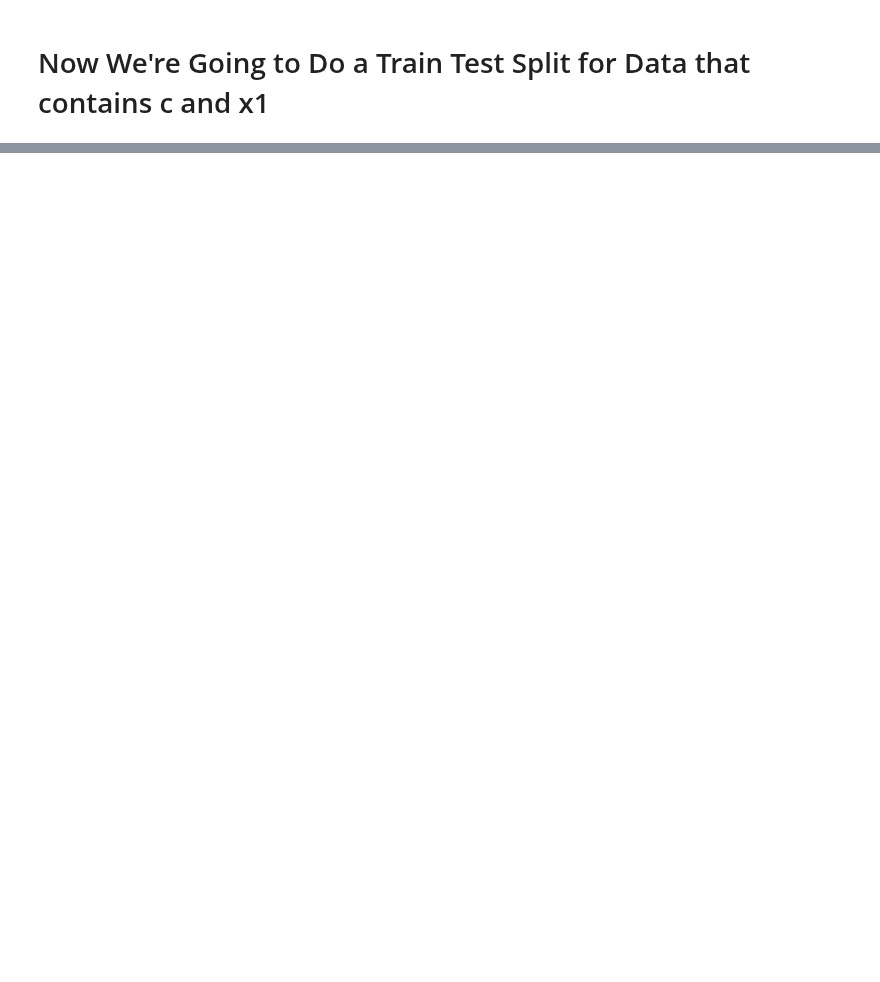
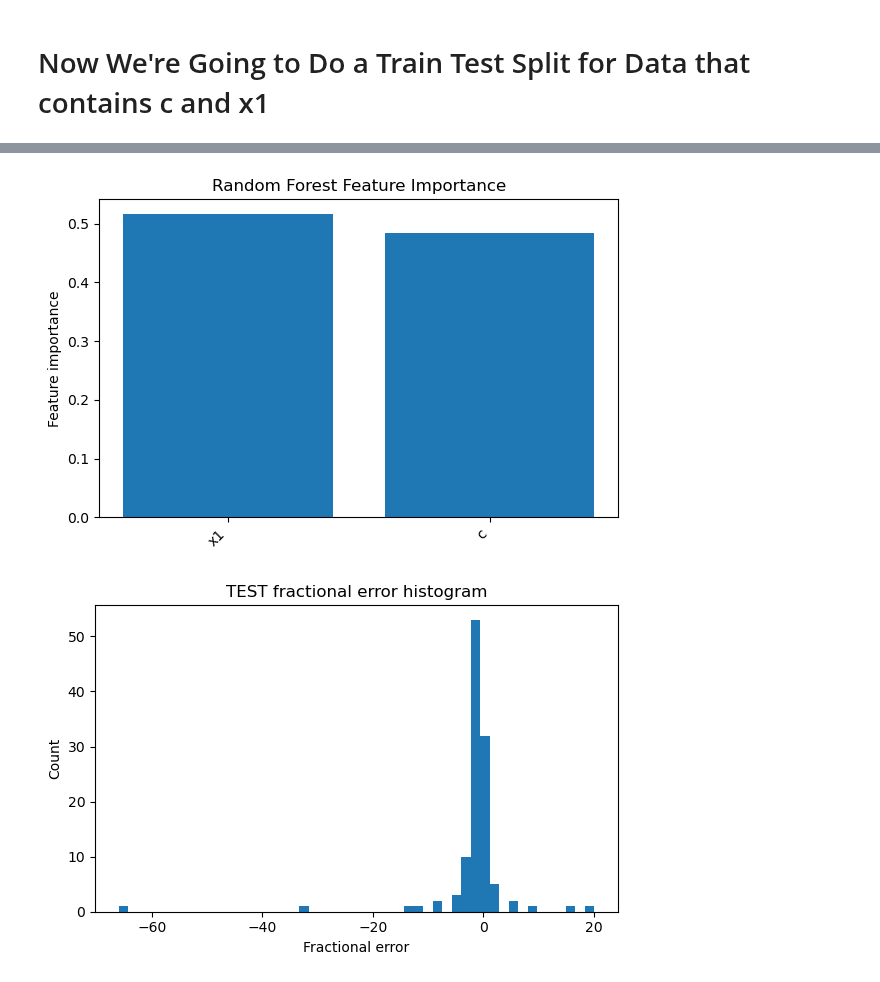
Before and after one commit to mwvgroup/myc21_first_paper, a Jupyter notebook: ZTF_DESI_ml_work/ZTF_ml_random_forest_simple.ipynb, the cells around one changed output, grey strips where cells are left out. Drawn from its saved outputs; the diff is of its cells as text; code cells hidden in the pictures; blank space fills up the shorter version.

Commit message:
Did work training the ML algorythm on stretch and color parameters. Also recomputed the distance modulus uncorrected for stretch and color.

```diff
--- a/ZTF_DESI_ml_work/ZTF_ml_random_forest_simple.ipynb
+++ b/ZTF_DESI_ml_work/ZTF_ml_random_forest_simple.ipynb
@@ -351,7 +348,7 @@ y = df[target]
 # ---------------------------------------------------------
 # 3. Train/test split
 # ---------------------------------------------------------
-X_train, X_test, y_train, y_test = train_test_split(
+X_train1, X_test1, y_train1, y_test1 = train_test_split(
     X,
     y,
     test_size=0.2,
@@ -368,27 +365,25 @@ regr = RandomForestRegressor(
     n_jobs=-1,
 )
 
-regr.fit(X_train, y_train)   # ✅ FIXED
+regr.fit(X_train1, y_train1)
 
 # ---------------------------------------------------------
 # 5. Predict ONLY on the TEST SET
 # ---------------------------------------------------------
-y_pred = regr.predict(X_test)  # ✅ FIXED
-
-print(y_pred)
+y_pred1 = regr.predict(X_test1)
 
 plt.figure(figsize=(5, 5))
 
 plt.scatter(
-    y_test,
-    y_pred,
+    y_test1,
+    y_pred1,
     alpha=0.4,
     s=25
 )
 
 lims = [
-    min(y_test.min(), y_pred.min()),
-    max(y_test.max(), y_pred.max()),
+    min(y_test1.min(), y_pred1.min()),
+    max(y_test1.max(), y_pred1.max()),
 ]
 
 plt.plot(lims, lims, "--", color="black")  # 1:1 line
@@ -421 +399,30 @@ plt.show()
 [figure]
+# %%
+# =========================================================
+# Feature importance + fractional-error histogram (ONLY)
+# =========================================================
+
+plt.figure(figsize=(6, 4))
+plt.bar(features, regr.feature_importances_)
+plt.xticks(rotation=45, ha="right")
+plt.ylabel("Feature importance")
+plt.title("Random Forest Feature Importance")
+plt.tight_layout()
+plt.show()
+
+# ----------------------------
+# 2) Histogram of (pred - real) / real
+# ----------------------------
+
+frac_err1 = (y_pred1 - y_test1) / (y_test1)
+
+plt.figure(figsize=(6, 4))
+plt.hist(frac_err1, bins=50)
+plt.xlabel(r"Fractional error")
+plt.ylabel("Count")
+plt.title("TEST fractional error histogram")
+plt.tight_layout()
+plt.show()
+# %% [output]
+[figure, added]
+[figure, added]
```
Also changed, not shown: parts of 10 cells of this notebook, 5 other files.
